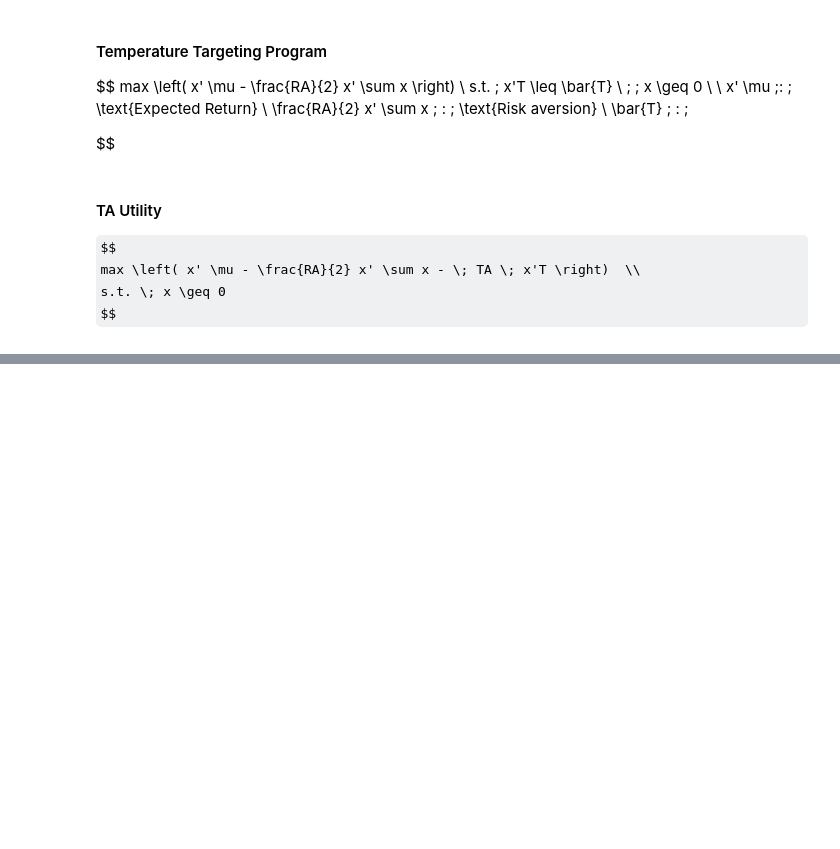
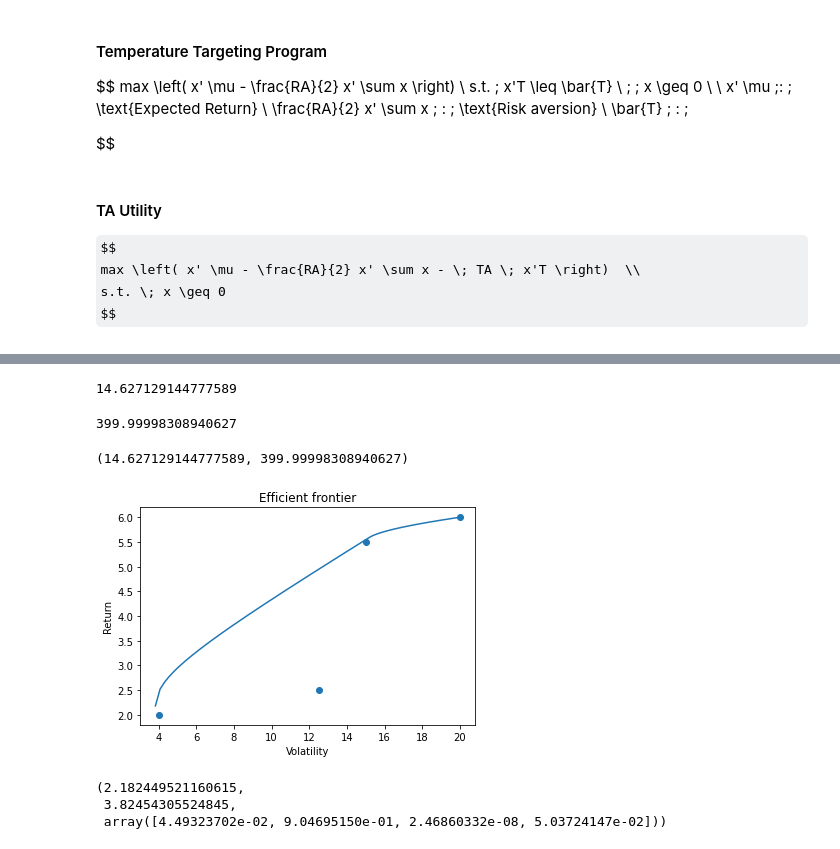
Before and after one commit to SweetyHotGirl21/ESG_Portfolio, a Jupyter notebook: Portfolio_main.ipynb, the cells around one changed output, grey strips where cells are left out. Cells and saved outputs as stored; diff of their text form; code cells hidden in the pictures; some formulas as TeX source; blank space fills up the shorter version.

```diff
--- a/Portfolio_main.ipynb
+++ b/Portfolio_main.ipynb
@@ -248,0 +456,60 @@ Optimal solution found.
+# %%
+prob.solve()
+wts = [float('%0.4f' % v) for v in w.value]
+minvol = vol.value
+minvol
+# %% [output]
+14.627129144777589
+# %%
+prob = cp.Problem(cp.Maximize(ret),
+                  [cp.sum(w) == 1,
+                   w >= 0]
+                )
+prob.solve()
+wts = [float('%0.4f' % v) for v in w.value]
+maxretvol = vol.value
+maxretvol
+# %% [output]
+399.99998308940627
+# %%
+vol_limit = cp.Parameter(nonneg=True)
+
+prob = cp.Problem(cp.Maximize(ret),
+                  [cp.sum(w) == 1,
+                   w >= 0,
+                   vol <= vol_limit
+                  ]
+                 )
+
+# define helper function
+def solve_vl(vl_val):
+    vol_limit.value = vl_val
+    result = prob.solve()
+    return (ret.value, np.sqrt(vol.value), w.value)
+
+# number of points on the frontier
+NPOINTS = 200
+vl_vals = np.linspace(minvol, maxretvol, NPOINTS)
+
+# iterate over vl_vals
+results_dict = {}
+for vl_val in vl_vals:
+    results_dict[vl_val] = solve_vl(vl_val)
+
+minvol, maxretvol
+# %% [output]
+(14.627129144777589, 399.99998308940627)
+# %%
+vola = []
+returns = []
+for i in list(results_dict):
+    vola.append(results_dict[i][1])
+    returns.append(results_dict[i][0])
+# %%
+plt.plot(vola,returns)
+plt.scatter(vol_lst,mu)
+plt.title("Efficient frontier")
+plt.xlabel("Volatility")
+plt.ylabel("Return");
+# %% [output]
+[figure, added]
@@ -248,0 +518,6 @@ Optimal solution found.
+# %%
+results_dict[list(results_dict)[0]]
+# %% [output]
+(2.182449521160615,
+ 3.82454305524845,
+ array([4.49323702e-02, 9.04695150e-01, 2.46860332e-08, 5.03724147e-02]))
```
Also changed, not shown: parts of 51 cells of this notebook, 2 other files.
